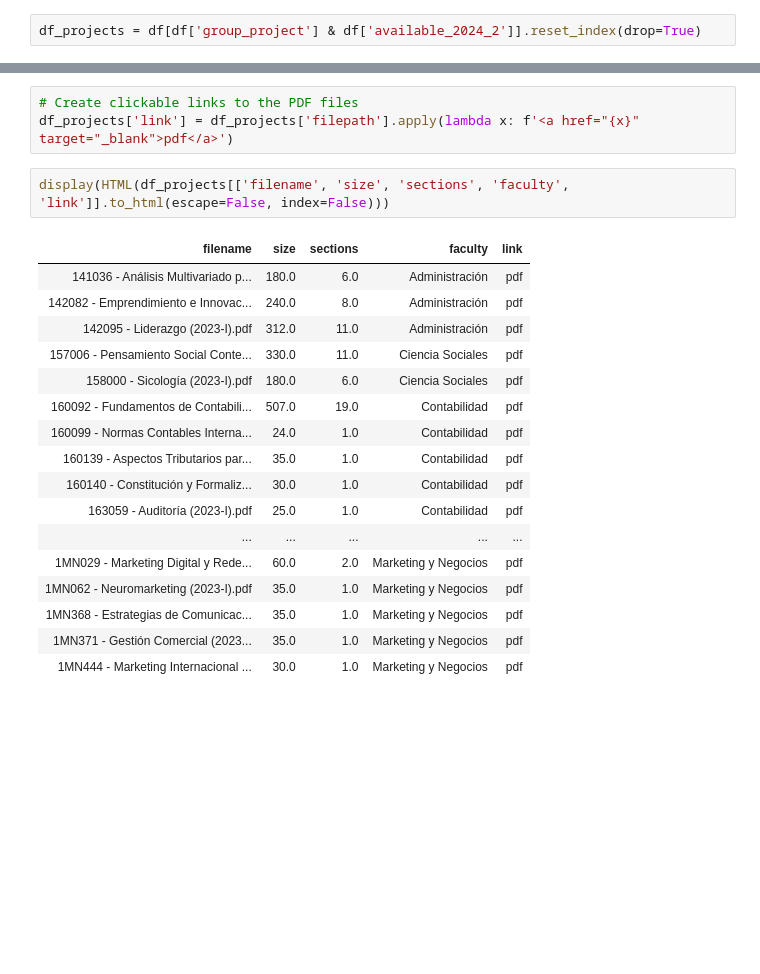
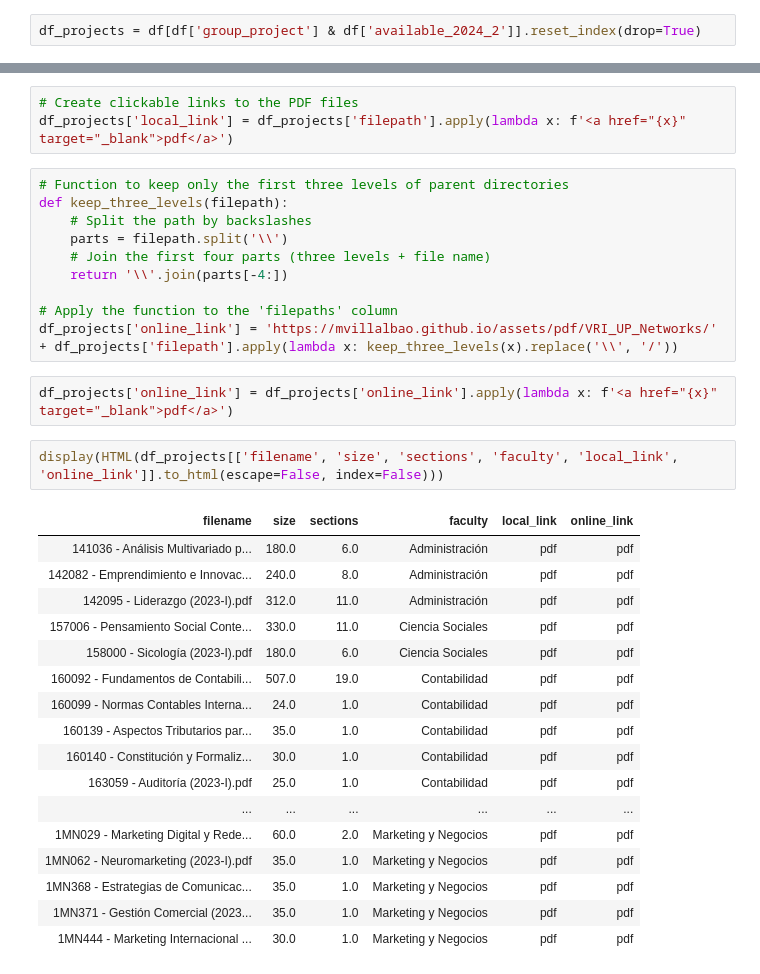
Before and after one commit to mvillalbao/CIUP_RA_works, a Jupyter notebook: code/text_extraction_and_classification.ipynb, the cells around one changed output, grey strips where cells are left out. Cells and saved outputs as stored; diff of their text form; blank space fills up the shorter version.

Commit message:
added online links

```diff
--- a/code/text_extraction_and_classification.ipynb
+++ b/code/text_extraction_and_classification.ipynb
@@ -443,24 +443,36 @@ df_projects.head()
 | 4 | c:\Users\Matias Villalba\Document... | 158000 - Sicología (2023-I).pdf | Sílabo\n158000 - Sicología\nI.\nI... | True | True | 158000 | Ciencia Sociales | 180.0 | 6.0 | ... |
 # %%
 # Create clickable links to the PDF files
-df_projects['link'] = df_projects['filepath'].apply(lambda x: f'<a href="{x}" target="_blank">pdf</a>')
+df_projects['local_link'] = df_projects['filepath'].apply(lambda x: f'<a href="{x}" target="_blank">pdf</a>')
+# %%
+# Function to keep only the first three levels of parent directories
+def keep_three_levels(filepath):
+    # Split the path by backslashes
+    parts = filepath.split('\\')
+    # Join the first four parts (three levels + file name)
+    return '\\'.join(parts[-4:])
+
+# Apply the function to the 'filepaths' column
+df_projects['online_link'] = 'https://mvillalbao.github.io/assets/pdf/VRI_UP_Networks/' + df_projects['filepath'].apply(lambda x: keep_three_levels(x).replace('\\', '/'))
+# %%
+df_projects['online_link'] = df_projects['online_link'].apply(lambda x: f'<a href="{x}" target="_blank">pdf</a>')
 # %%
-display(HTML(df_projects[['filename', 'size', 'sections', 'faculty', 'link']].to_html(escape=False, index=False)))
+display(HTML(df_projects[['filename', 'size', 'sections', 'faculty', 'local_link', 'online_link']].to_html(escape=False, index=False)))
 # %% [output]
-| filename | size | sections | faculty | link |
-| 141036 - Análisis Multivariado p... | 180.0 | 6.0 | Administración | pdf |
-| 142082 - Emprendimiento e Innovac... | 240.0 | 8.0 | Administración | pdf |
-| 142095 - Liderazgo (2023-I).pdf | 312.0 | 11.0 | Administración | pdf |
-| 157006 - Pensamiento Social Conte... | 330.0 | 11.0 | Ciencia Sociales | pdf |
-| 158000 - Sicología (2023-I).pdf | 180.0 | 6.0 | Ciencia Sociales | pdf |
-| 160092 - Fundamentos de Contabili... | 507.0 | 19.0 | Contabilidad | pdf |
-| 160099 - Normas Contables Interna... | 24.0 | 1.0 | Contabilidad | pdf |
-| 160139 - Aspectos Tributarios par... | 35.0 | 1.0 | Contabilidad | pdf |
-| 160140 - Constitución y Formaliz... | 30.0 | 1.0 | Contabilidad | pdf |
-| 163059 - Auditoría (2023-I).pdf | 25.0 | 1.0 | Contabilidad | pdf |
-| ... | ... | ... | ... | ... |
-| 1MN029 - Marketing Digital y Rede... | 60.0 | 2.0 | Marketing y Negocios | pdf |
-| 1MN062 - Neuromarketing (2023-I).pdf | 35.0 | 1.0 | Marketing y Negocios | pdf |
-| 1MN368 - Estrategias de Comunicac... | 35.0 | 1.0 | Marketing y Negocios | pdf |
-| 1MN371 - Gestión Comercial (2023... | 35.0 | 1.0 | Marketing y Negocios | pdf |
-| 1MN444 - Marketing Internacional ... | 30.0 | 1.0 | Marketing y Negocios | pdf |
+| filename | size | sections | faculty | local_link | online_link |
+| 141036 - Análisis Multivariado p... | 180.0 | 6.0 | Administración | pdf | pdf |
+| 142082 - Emprendimiento e Innovac... | 240.0 | 8.0 | Administración | pdf | pdf |
+| 142095 - Liderazgo (2023-I).pdf | 312.0 | 11.0 | Administración | pdf | pdf |
+| 157006 - Pensamiento Social Conte... | 330.0 | 11.0 | Ciencia Sociales | pdf | pdf |
+| 158000 - Sicología (2023-I).pdf | 180.0 | 6.0 | Ciencia Sociales | pdf | pdf |
+| 160092 - Fundamentos de Contabili... | 507.0 | 19.0 | Contabilidad | pdf | pdf |
+| 160099 - Normas Contables Interna... | 24.0 | 1.0 | Contabilidad | pdf | pdf |
+| 160139 - Aspectos Tributarios par... | 35.0 | 1.0 | Contabilidad | pdf | pdf |
+| 160140 - Constitución y Formaliz... | 30.0 | 1.0 | Contabilidad | pdf | pdf |
+| 163059 - Auditoría (2023-I).pdf | 25.0 | 1.0 | Contabilidad | pdf | pdf |
+| ... | ... | ... | ... | ... | ... |
+| 1MN029 - Marketing Digital y Rede... | 60.0 | 2.0 | Marketing y Negocios | pdf | pdf |
+| 1MN062 - Neuromarketing (2023-I).pdf | 35.0 | 1.0 | Marketing y Negocios | pdf | pdf |
+| 1MN368 - Estrategias de Comunicac... | 35.0 | 1.0 | Marketing y Negocios | pdf | pdf |
+| 1MN371 - Gestión Comercial (2023... | 35.0 | 1.0 | Marketing y Negocios | pdf | pdf |
+| 1MN444 - Marketing Internacional ... | 30.0 | 1.0 | Marketing y Negocios | pdf | pdf |
```
Also changed, not shown: parts of 1 cell of this notebook, 2 other files.
